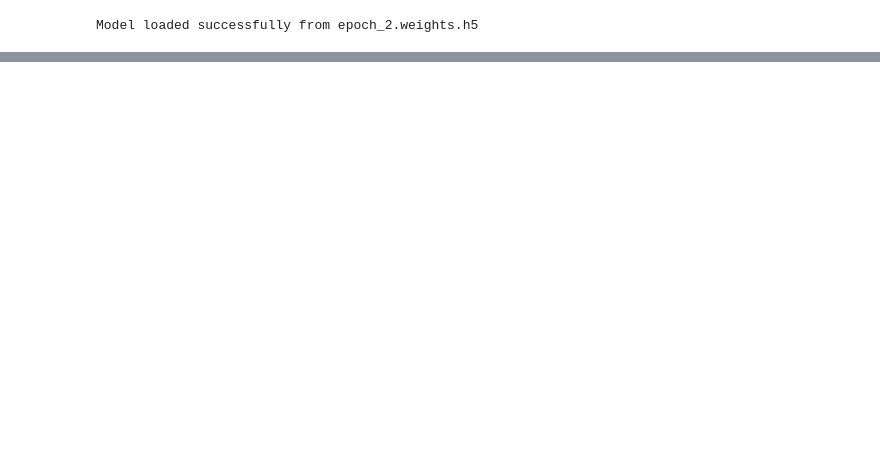
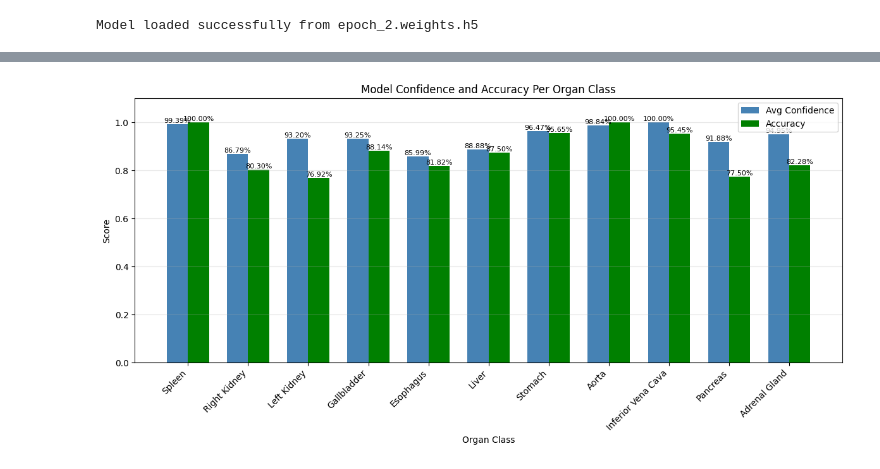
Before and after one commit to xastraw/Neural-Net-Projects, a Jupyter notebook: evaluate.ipynb, the cells around one changed output, grey strips where cells are left out. Cells and saved outputs as stored; diff of their text form; code cells hidden in the pictures; blank space fills up the shorter version.

```diff
--- a/evaluate.ipynb
+++ b/evaluate.ipynb
@@ -176,3 +111,64 @@ Example: plot_training_history(training_history)
+# %%
+# Confidence per classification across entire test set
+def show_confidence_per_class():
+    """Show average confidence for each organ class"""
+    class_confidences = {i: [] for i in range(len(class_names))}
+    class_correct = {i: [] for i in range(len(class_names))}
+
+    # Get predictions for all test images
+    for idx in range(len(testx)):
+        img_tensor = tf.expand_dims(testx_tensor[idx], axis=0)
+        prediction = model.predict(img_tensor, verbose=0)[0]
+        pred_class = np.argmax(prediction)
+        confidence = prediction[pred_class]
+        true_class = int(np.asarray(testy[idx]).squeeze())
+
+        # Store confidence for predicted class
+        class_confidences[pred_class].append(confidence)
+        # Track if prediction was correct
+        class_correct[pred_class].append(pred_class == true_class)
+
+    # Calculate averages
+    avg_confidences = []
+    accuracy_per_class = []
+    for i in range(len(class_names)):
+        if class_confidences[i]:
+            avg_confidences.append(np.mean(class_confidences[i]))
+            accuracy_per_class.append(np.mean(class_correct[i]))
+        else:
+            avg_confidences.append(0)
+            accuracy_per_class.append(0)
+
+    # Plot
+    fig, ax = plt.subplots(figsize=(12, 6))
+    x = np.arange(len(class_names))
+    width = 0.35
+
+    bars1 = ax.bar(x - width/2, avg_confidences, width, label='Avg Confidence', color='steelblue')
+    bars2 = ax.bar(x + width/2, accuracy_per_class, width, label='Accuracy', color='green')
+
+    ax.set_xlabel('Organ Class')
+    ax.set_ylabel('Score')
+    ax.set_title('Model Confidence and Accuracy Per Organ Class')
+    ax.set_xticks(x)
+    ax.set_xticklabels(class_names, rotation=45, ha='right')
+    ax.legend()
+    ax.set_ylim(0, 1.1)
+    ax.grid(True, alpha=0.3, axis='y')
+
+    # Add value labels on bars
+    for bars in [bars1, bars2]:
+        for bar in bars:
+            height = bar.get_height()
+            ax.text(bar.get_x() + bar.get_width()/2., height,
+                   f'{height:.2%}', ha='center', va='bottom', fontsize=8)
+
+    plt.tight_layout()
+    plt.show()
+
+show_confidence_per_class()
+# %% [output]
+[figure, added]
 # %%
 # Test set accuracy summary
 test_loss, test_acc = model.evaluate(testx_tensor, testy_tensor, verbose=0)
```
Also changed, not shown: parts of 7 cells of this notebook.
